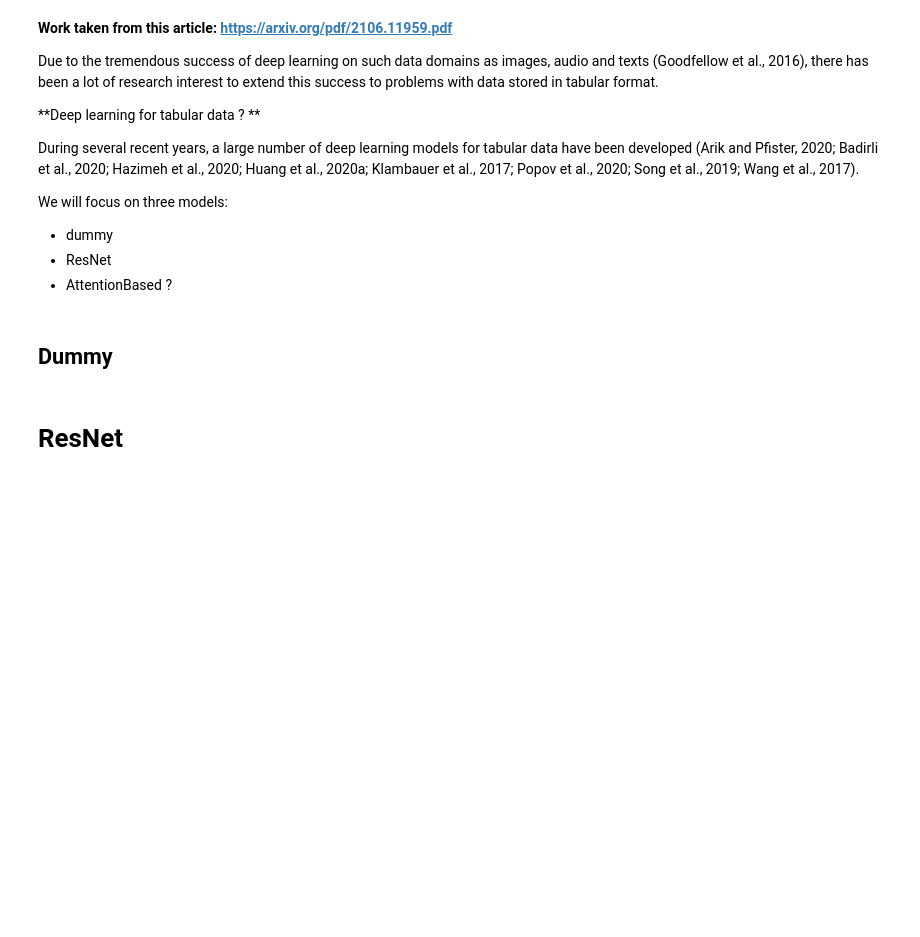
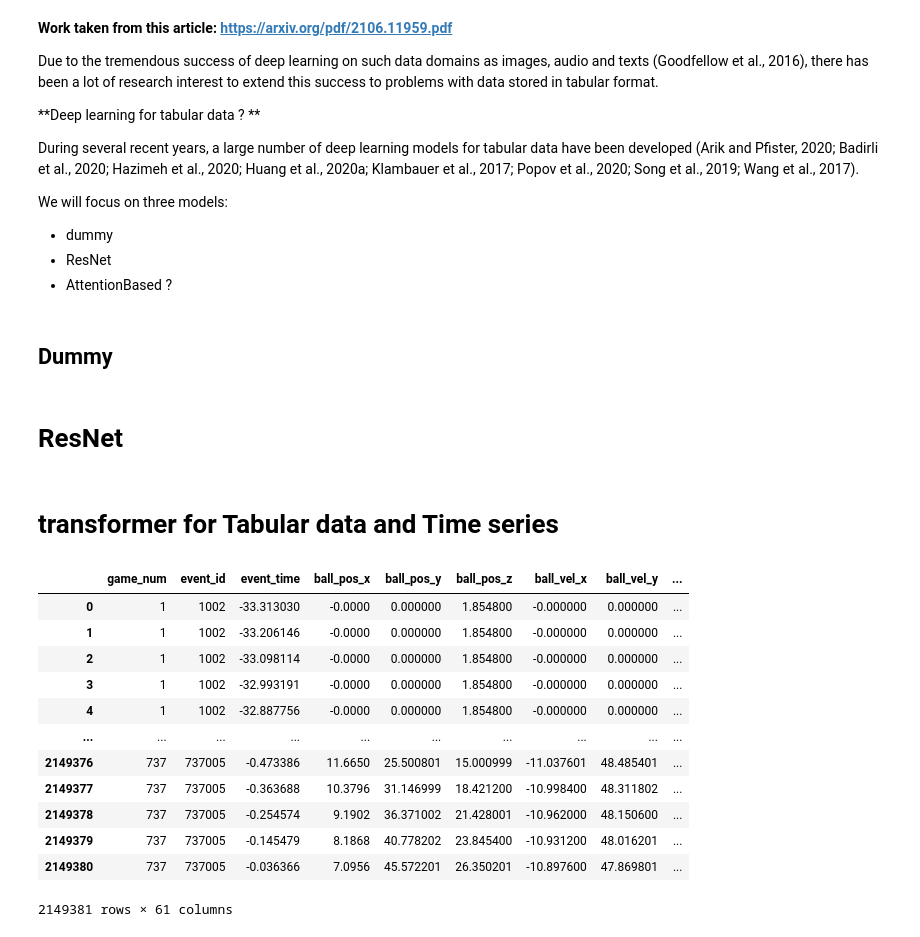
Before and after one commit to MathieuGrosso/Rocket-League-Championship-kaggle, a Jupyter notebook: tabular_playground_series/TPS_Challenge.ipynb, the cells around one changed output. Saved outputs shown, nothing was run; the diff lists cells and outputs as text; code cells hidden in the pictures; blank space fills up the shorter version.

```diff
--- a/tabular_playground_series/TPS_Challenge.ipynb
+++ b/tabular_playground_series/TPS_Challenge.ipynb
@@ -926,3 +1295,26 @@ test_predictions = {'A': [], 'B': [] }
 for key in test_predictions:
 
   net.fit(loader_train[key])
+# %% [markdown]
+# transformer for Tabular data and Time series
+# %%
+# reading test dataset
+dtypes_df = pd.read_csv('//content/drive/MyDrive/Colab/HEC_MAJEUR/AI_ADVANCED/TPS_Challenge/tabular-playground-series-oct-2022/train_dtypes.csv')
+dtypes = {k: v for (k, v) in zip(dtypes_df.column, dtypes_df.dtype)}
+train0_df = pd.read_csv('//content/drive/MyDrive/Colab/HEC_MAJEUR/AI_ADVANCED/TPS_Challenge/tabular-playground-series-oct-2022/train_0.csv', dtype=dtypes)
+# %%
+train0_df
+# %% [output]
+|  | game_num | event_id | event_time | ball_pos_x | ball_pos_y | ball_pos_z | ball_vel_x | ball_vel_y | ... |
+| 0 | 1 | 1002 | -33.313030 | -0.0000 | 0.000000 | 1.854800 | -0.000000 | 0.000000 | ... |
+| 1 | 1 | 1002 | -33.206146 | -0.0000 | 0.000000 | 1.854800 | -0.000000 | 0.000000 | ... |
+| 2 | 1 | 1002 | -33.098114 | -0.0000 | 0.000000 | 1.854800 | -0.000000 | 0.000000 | ... |
+| 3 | 1 | 1002 | -32.993191 | -0.0000 | 0.000000 | 1.854800 | -0.000000 | 0.000000 | ... |
+| 4 | 1 | 1002 | -32.887756 | -0.0000 | 0.000000 | 1.854800 | -0.000000 | 0.000000 | ... |
+| ... | ... | ... | ... | ... | ... | ... | ... | ... | ... |
+| 2149376 | 737 | 737005 | -0.473386 | 11.6650 | 25.500801 | 15.000999 | -11.037601 | 48.485401 | ... |
+| 2149377 | 737 | 737005 | -0.363688 | 10.3796 | 31.146999 | 18.421200 | -10.998400 | 48.311802 | ... |
+| 2149378 | 737 | 737005 | -0.254574 | 9.1902 | 36.371002 | 21.428001 | -10.962000 | 48.150600 | ... |
+| 2149379 | 737 | 737005 | -0.145479 | 8.1868 | 40.778202 | 23.845400 | -10.931200 | 48.016201 | ... |
+| 2149380 | 737 | 737005 | -0.036366 | 7.0956 | 45.572201 | 26.350201 | -10.897600 | 47.869801 | ... |
+2149381 rows × 61 columns
```
Also changed, not shown: parts of 51 cells of this notebook, 3 other files.
